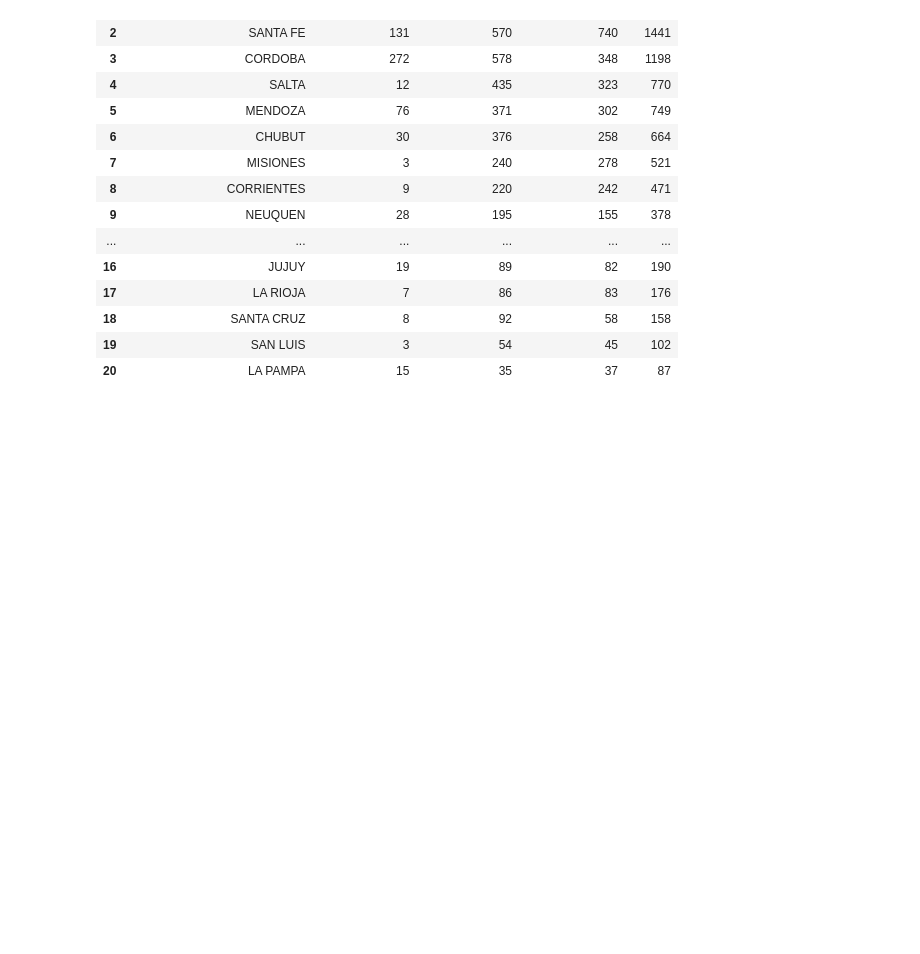
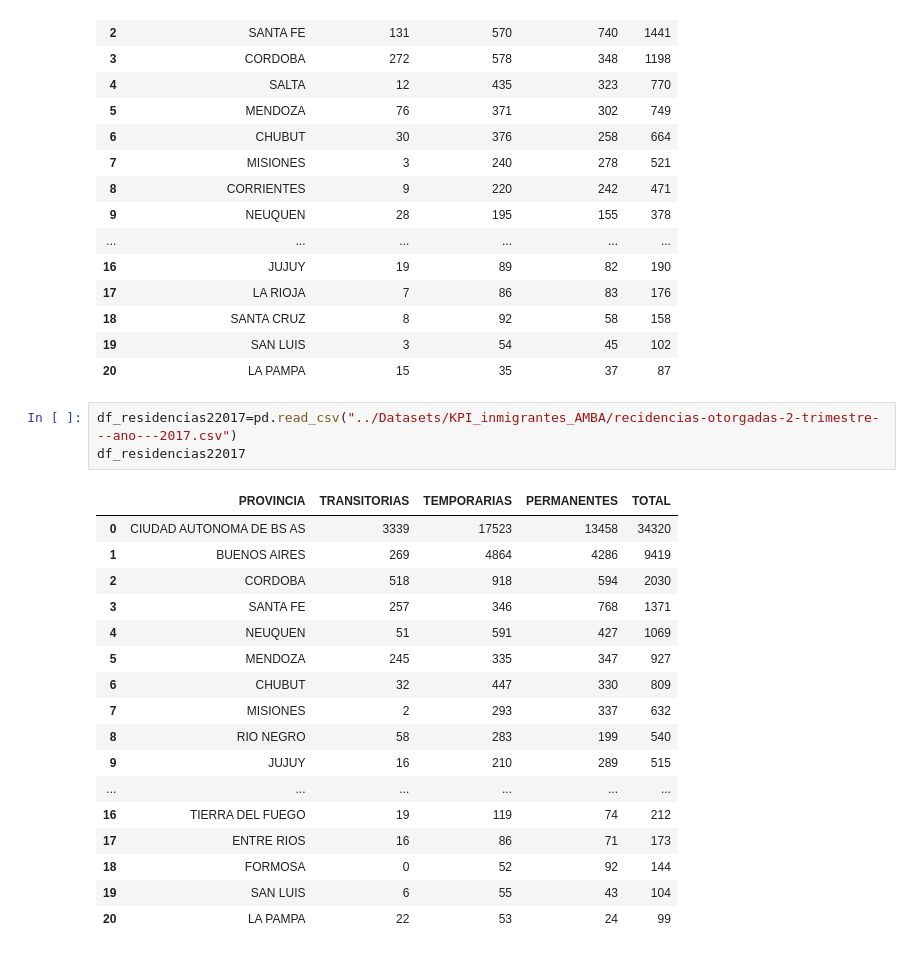
Before and after one commit to DATASCIENTISTSHENRY/PF_DataScience_Migraciones, a Jupyter notebook: EDA_ETL/ETL_EDA_Kpi_Amba.ipynb, the cells around one changed output. Saved outputs shown, nothing was run; the diff lists cells and outputs as text; blank space fills up the shorter version.

```diff
--- a/EDA_ETL/ETL_EDA_Kpi_Amba.ipynb
+++ b/EDA_ETL/ETL_EDA_Kpi_Amba.ipynb
@@ -32,3 +32,24 @@ df_residencias12017
 | 18 | SANTA CRUZ | 8 | 92 | 58 | 158 |
 | 19 | SAN LUIS | 3 | 54 | 45 | 102 |
 | 20 | LA PAMPA | 15 | 35 | 37 | 87 |
+# %%
+df_residencias22017=pd.read_csv("../Datasets/KPI_inmigrantes_AMBA/recidencias-otorgadas-2-trimestre---ano---2017.csv")
+df_residencias22017
+# %% [output]
+|  | PROVINCIA | TRANSITORIAS | TEMPORARIAS | PERMANENTES | TOTAL |
+| 0 | CIUDAD AUTONOMA DE BS AS | 3339 | 17523 | 13458 | 34320 |
+| 1 | BUENOS AIRES | 269 | 4864 | 4286 | 9419 |
+| 2 | CORDOBA | 518 | 918 | 594 | 2030 |
+| 3 | SANTA FE | 257 | 346 | 768 | 1371 |
+| 4 | NEUQUEN | 51 | 591 | 427 | 1069 |
+| 5 | MENDOZA | 245 | 335 | 347 | 927 |
+| 6 | CHUBUT | 32 | 447 | 330 | 809 |
+| 7 | MISIONES | 2 | 293 | 337 | 632 |
+| 8 | RIO NEGRO | 58 | 283 | 199 | 540 |
+| 9 | JUJUY | 16 | 210 | 289 | 515 |
+| ... | ... | ... | ... | ... | ... |
+| 16 | TIERRA DEL FUEGO | 19 | 119 | 74 | 212 |
+| 17 | ENTRE RIOS | 16 | 86 | 71 | 173 |
+| 18 | FORMOSA | 0 | 52 | 92 | 144 |
+| 19 | SAN LUIS | 6 | 55 | 43 | 104 |
+| 20 | LA PAMPA | 22 | 53 | 24 | 99 |
```
Also changed, not shown: parts of 13 cells of this notebook, 3 other files.
